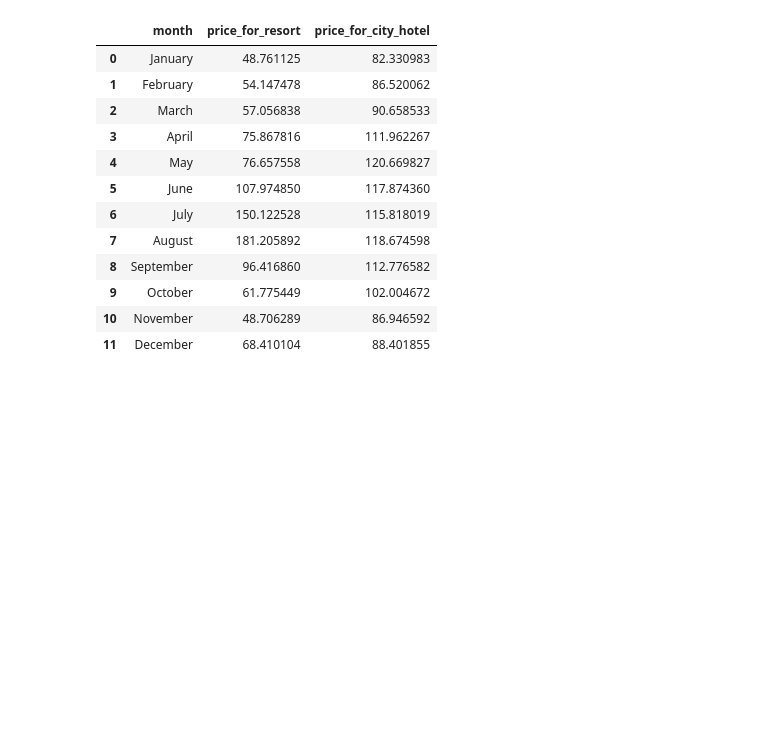
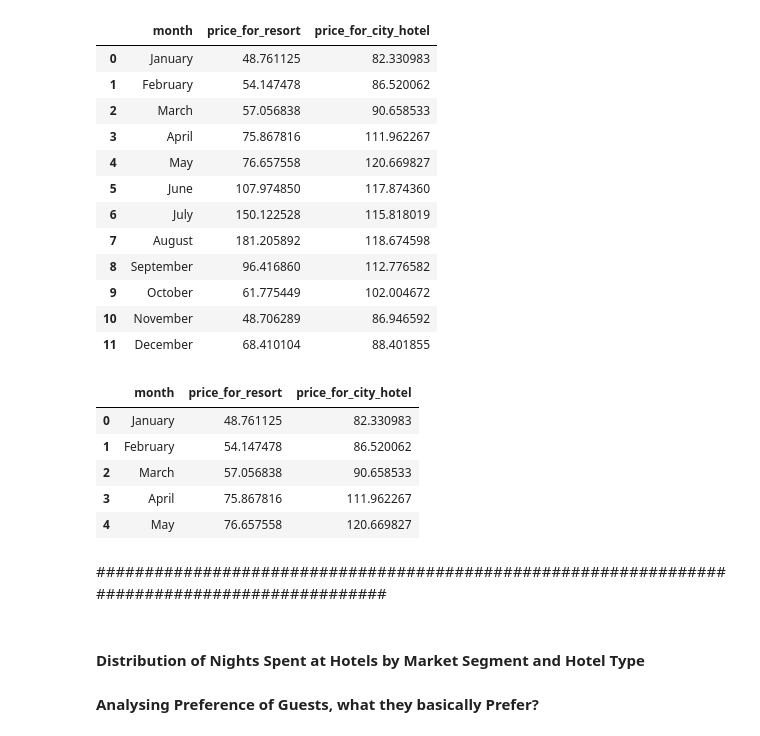
Before and after one commit to Sumetjutha/031_Real_Project_Analysis_Python, a Jupyter notebook: 002_Hotel_Booking_Data_Analysis.ipynb, the cells around one changed output. Cells and saved outputs as stored; diff of their text form; code cells hidden in the pictures; blank space fills up the shorter version.

```diff
--- a/002_Hotel_Booking_Data_Analysis.ipynb
+++ b/002_Hotel_Booking_Data_Analysis.ipynb
@@ -439,3 +439,16 @@ sd.Sort_Dataframeby_Month(final,'month')
 | 9 | October | 61.775449 | 102.004672 |
 | 10 | November | 48.706289 | 86.946592 |
 | 11 | December | 68.410104 | 88.401855 |
+# %%
+# keep to final_2
+final_2 = sd.Sort_Dataframeby_Month(final,'month')
+# %%
+# check head of data
+final_2.head()
+# %% [output]
+|  | month | price_for_resort | price_for_city_hotel |
+| 0 | January | 48.761125 | 82.330983 |
+| 1 | February | 54.147478 | 86.520062 |
+| 2 | March | 57.056838 | 90.658533 |
+| 3 | April | 75.867816 | 111.962267 |
+| 4 | May | 76.657558 | 120.669827 |
@@ -441,0 +467,5 @@ sd.Sort_Dataframeby_Month(final,'month')
+# %% [markdown]
+###############################################################################################
+# %% [markdown]
+#### Distribution of Nights Spent at Hotels by Market Segment and Hotel Type
+#### Analysing Preference of Guests, what they basically Prefer?
```
Also changed, not shown: parts of 6 cells of this notebook.
